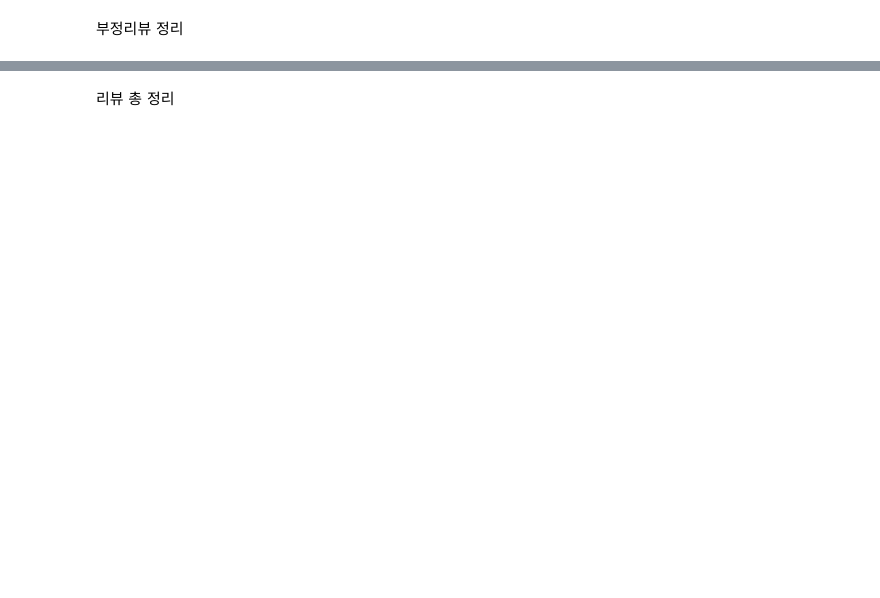
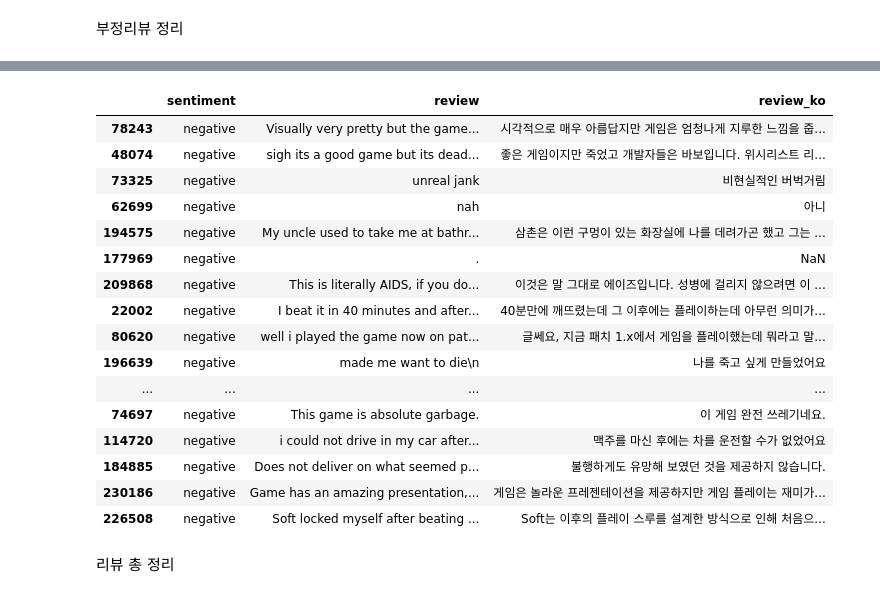
Before and after one commit to jinnyjinnyjinjin/steam-indie-game-analysis, a Jupyter notebook: src/notebooks/js/review.ipynb, the cells around one changed output, grey strips where cells are left out. Saved outputs shown, nothing was run; the diff lists cells and outputs as text; code cells hidden in the pictures; blank space fills up the shorter version.

```diff
--- a/src/notebooks/js/review.ipynb
+++ b/src/notebooks/js/review.ipynb
@@ -171,2 +172,22 @@ negative_translated.head(10)
+# %%
+negative_translated
+# %% [output]
+|  | sentiment | review | review_ko |
+| 78243 | negative | Visually very pretty but the game... | 시각적으로 매우 아름답지만 게임은 엄청나게 지루한 느낌을 줍... |
+| 48074 | negative | sigh its a good game but its dead... | 좋은 게임이지만 죽었고 개발자들은 바보입니다. 위시리스트 리... |
+| 73325 | negative | unreal jank | 비현실적인 버벅거림 |
+| 62699 | negative | nah | 아니 |
+| 194575 | negative | My uncle used to take me at bathr... | 삼촌은 이런 구멍이 있는 화장실에 나를 데려가곤 했고 그는 ... |
+| 177969 | negative | . | NaN |
+| 209868 | negative | This is literally AIDS, if you do... | 이것은 말 그대로 에이즈입니다. 성병에 걸리지 않으려면 이 ... |
+| 22002 | negative | I beat it in 40 minutes and after... | 40분만에 깨뜨렸는데 그 이후에는 플레이하는데 아무런 의미가... |
+| 80620 | negative | well i played the game now on pat... | 글쎄요, 지금 패치 1.x에서 게임을 플레이했는데 뭐라고 말... |
+| 196639 | negative | made me want to die\n | 나를 죽고 싶게 만들었어요 |
+| ... | ... | ... | ... |
+| 74697 | negative | This game is absolute garbage. | 이 게임 완전 쓰레기네요. |
+| 114720 | negative | i could not drive in my car after... | 맥주를 마신 후에는 차를 운전할 수가 없었어요 |
+| 184885 | negative | Does not deliver on what seemed p... | 불행하게도 유망해 보였던 것을 제공하지 않습니다. |
+| 230186 | negative | Game has an amazing presentation,... | 게임은 놀라운 프레젠테이션을 제공하지만 게임 플레이는 재미가... |
+| 226508 | negative | Soft locked myself after beating ... | Soft는 이후의 플레이 스루를 설계한 방식으로 인해 처음으... |
 # %% [markdown]
 리뷰 총 정리
```
Also changed, not shown: parts of 21 cells of this notebook, 3 other files.
